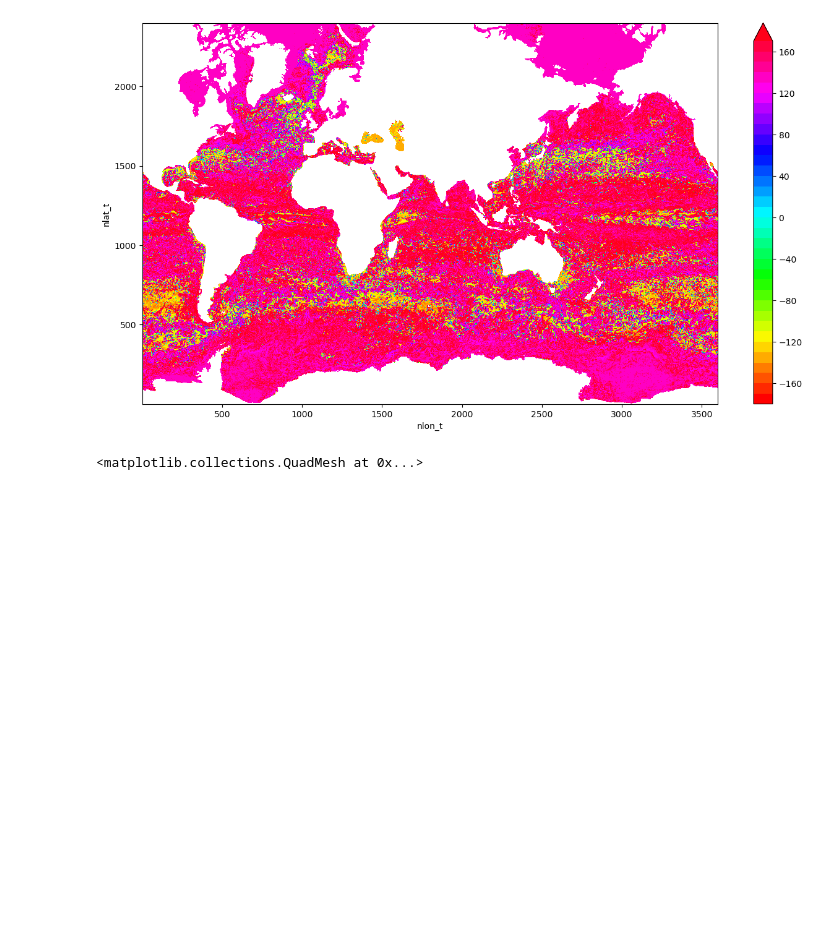
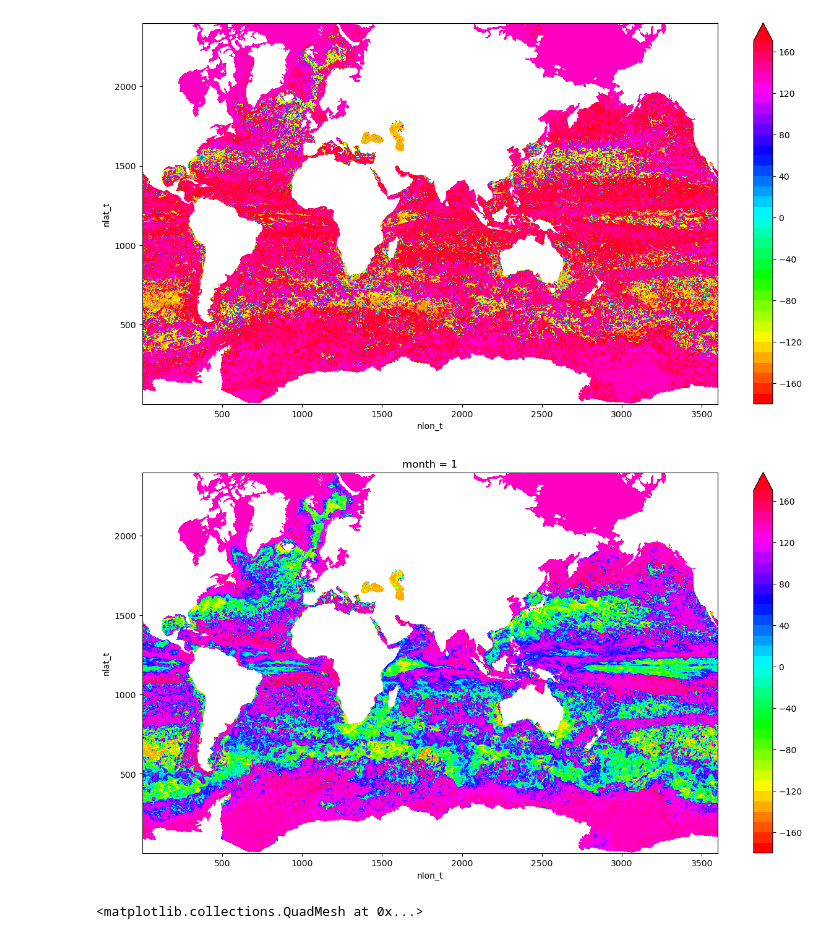
Before and after one commit to shanicetbailey/SST-gradients, a Jupyter notebook: CESM/3_horiz_turner_angle.ipynb, the cells around one changed output. Saved outputs shown, nothing was run; the diff lists cells and outputs as text; code cells hidden in the pictures; blank space fills up the shorter version.

```diff
--- a/CESM/3_horiz_turner_angle.ipynb
+++ b/CESM/3_horiz_turner_angle.ipynb
@@ -268,6 +268,12 @@ fig, ax = plt.subplots(figsize=(15,8))
 ta[10].plot.contourf(levels=np.arange(-180, 180, 10),  cmap='hsv', ax=ax);
 # %% [output]
 [figure]
+# %%
+#global turner angle
+fig, ax = plt.subplots(figsize=(15,8))
+ta_clim[0].plot.contourf(levels=np.arange(-180, 180, 10),  cmap='hsv', ax=ax);
+# %% [output]
+[figure, added]
 # %%
 #Gulf stream
 ta[10].isel(nlon_t=slice(400, 600), nlat_t=slice(1550, 1700)).plot(figsize=(10,5), cmap='twilight')
```
Also changed, not shown: parts of 13 cells of this notebook.
